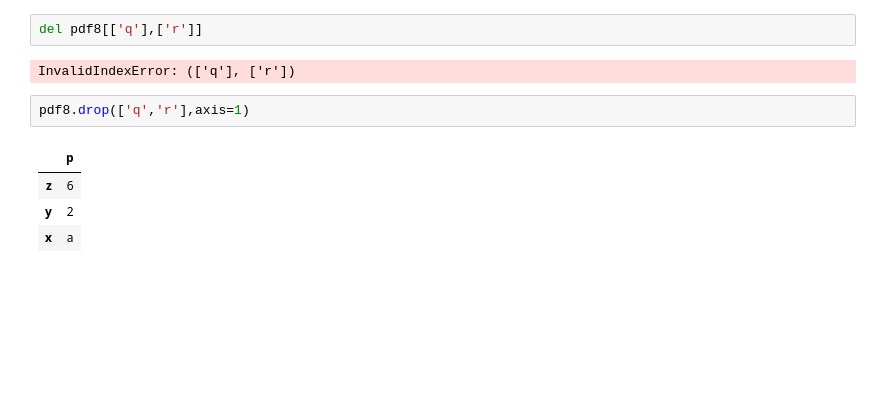
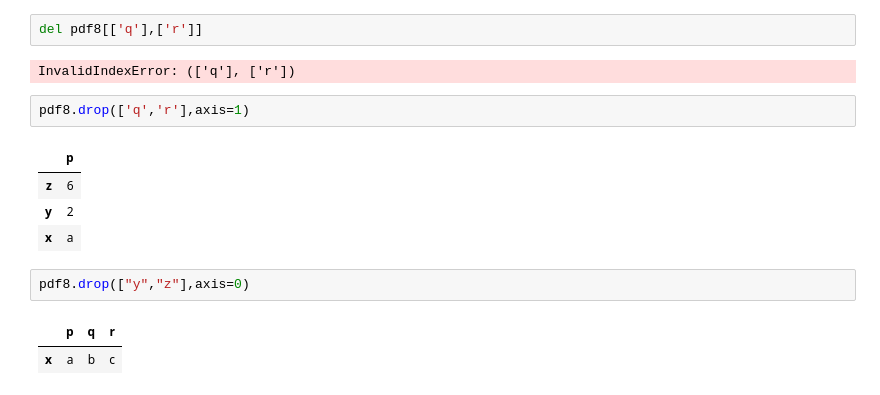
Before and after one commit to parqcxsmxxxii/python-exam, a Jupyter notebook: pandasdf.ipynb, the cells around one changed output. Drawn from its saved outputs; the diff is of its cells as text; blank space fills up the shorter version.

Commit message:
deleting rows using drop method

```diff
--- a/pandasdf.ipynb
+++ b/pandasdf.ipynb
@@ -500,3 +500,8 @@ pdf8.drop(['q','r'],axis=1)
 | z | 6 |
 | y | 2 |
 | x | a |
+# %%
+pdf8.drop(["y","z"],axis=0)
+# %% [output]
+|  | p | q | r |
+| x | a | b | c |
```
